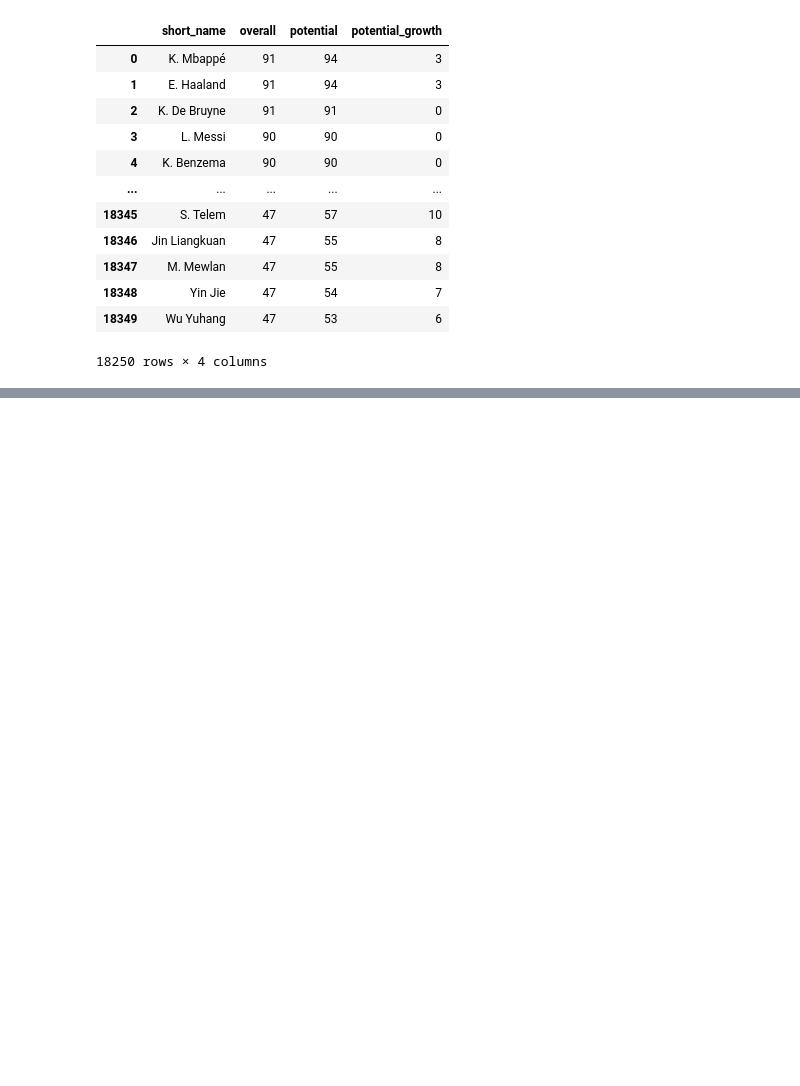
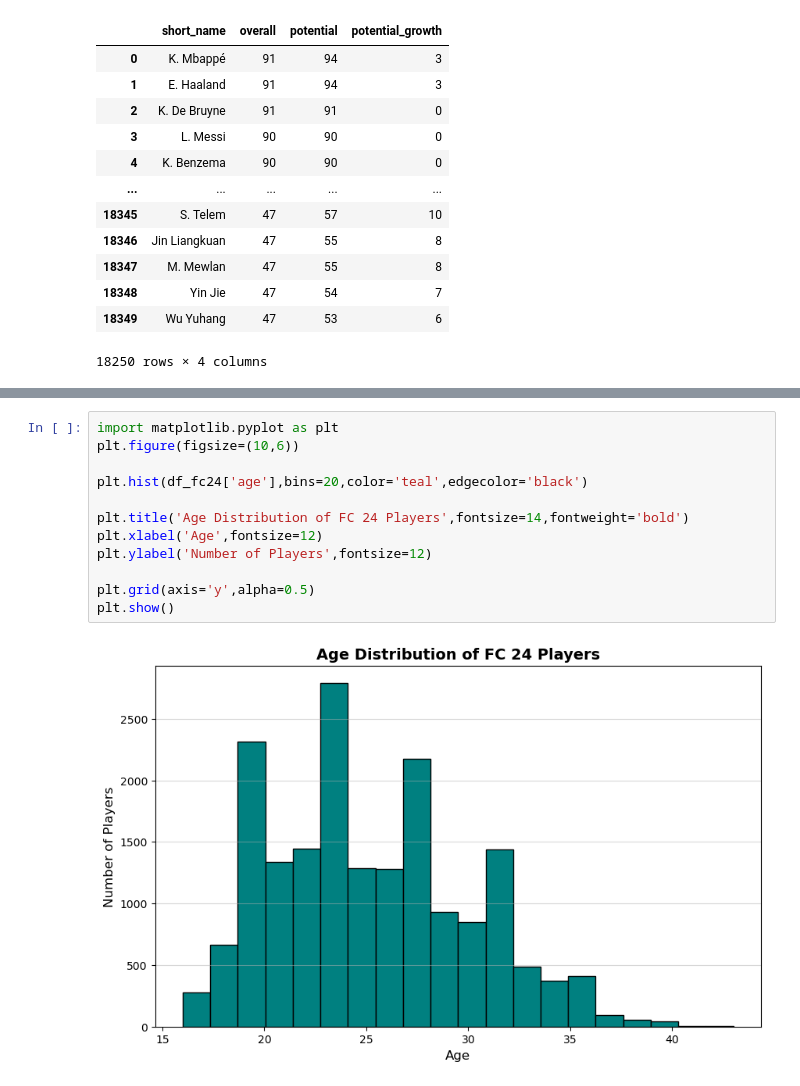
Before and after one commit to emirrfurkan/FIFA_Project, a Jupyter notebook: fifa_analysis.ipynb, the cells around one changed output, grey strips where cells are left out. Cells and saved outputs as stored; diff of their text form; blank space fills up the shorter version.

```diff
--- a/fifa_analysis.ipynb
+++ b/fifa_analysis.ipynb
@@ -96,0 +104,14 @@ See the caveats in the documentation: https://pandas.pydata.org/pandas-docs/stab
+# %%
+import matplotlib.pyplot as plt
+plt.figure(figsize=(10,6))
+
+plt.hist(df_fc24['age'],bins=20,color='teal',edgecolor='black')
+
+plt.title('Age Distribution of FC 24 Players',fontsize=14,fontweight='bold')
+plt.xlabel('Age',fontsize=12)
+plt.ylabel('Number of Players',fontsize=12)
+
+plt.grid(axis='y',alpha=0.5)
+plt.show()
+# %% [output]
+[figure, added]
```
Also changed, not shown: parts of 2 cells of this notebook.
